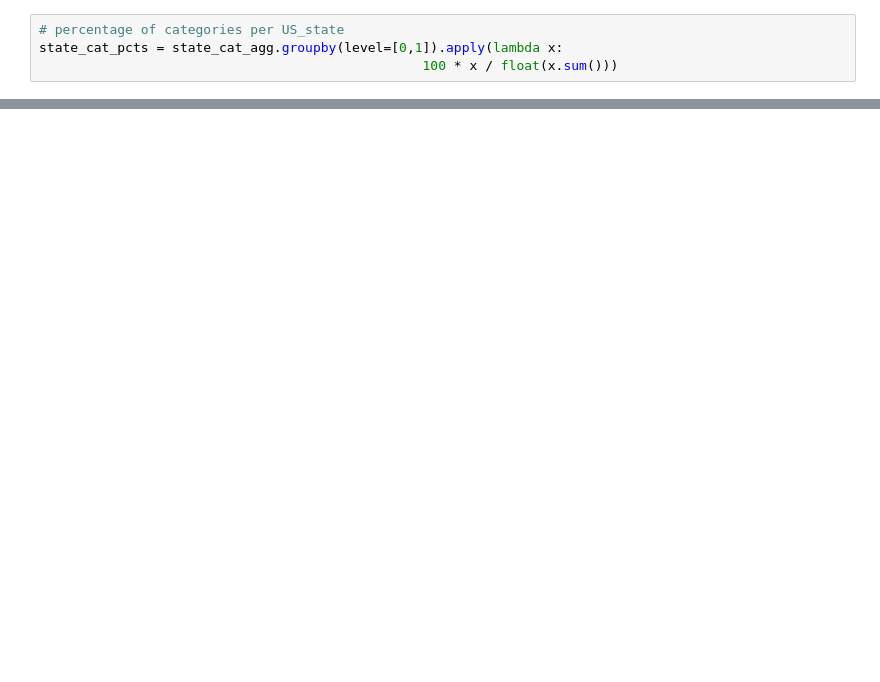
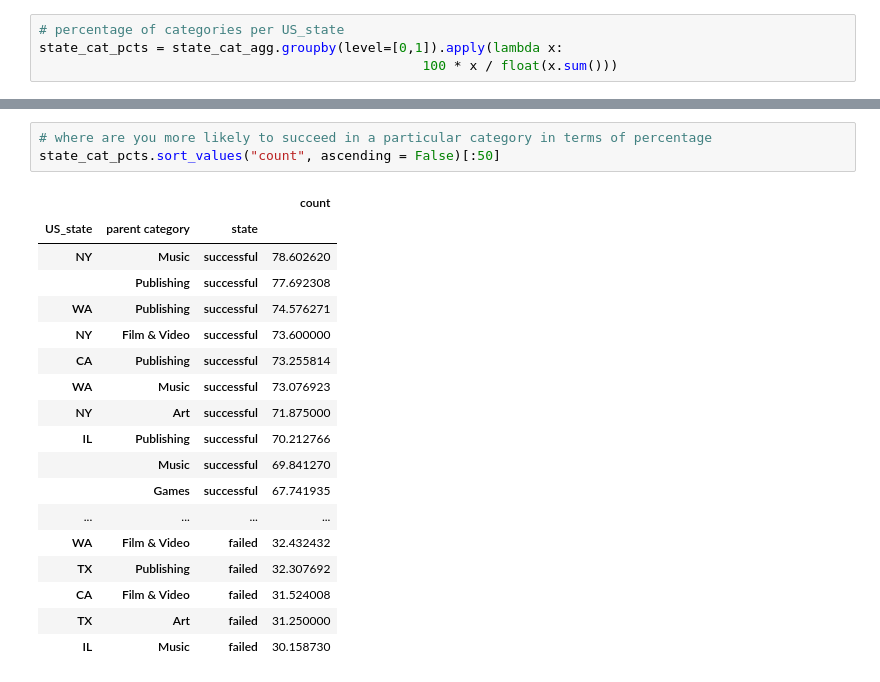
Before and after one commit to shwetasharmaeco/kickstarter_analysis, a Jupyter notebook: kickstarter_study.ipynb, the cells around one changed output, grey strips where cells are left out. Saved outputs shown, nothing was run; the diff lists cells and outputs as text; blank space fills up the shorter version.

```diff
--- a/kickstarter_study.ipynb
+++ b/kickstarter_study.ipynb
@@ -644,0 +591,22 @@ Name: count, Length: 86, dtype: float64
+# %%
+# where are you more likely to succeed in a particular category in terms of percentage
+state_cat_pcts.sort_values("count", ascending = False)[:50]
+# %% [output]
+|  |  |  | count |
+| US_state | parent category | state |  |
+| NY | Music | successful | 78.602620 |
+|  | Publishing | successful | 77.692308 |
+| WA | Publishing | successful | 74.576271 |
+| NY | Film & Video | successful | 73.600000 |
+| CA | Publishing | successful | 73.255814 |
+| WA | Music | successful | 73.076923 |
+| NY | Art | successful | 71.875000 |
+| IL | Publishing | successful | 70.212766 |
+|  | Music | successful | 69.841270 |
+|  | Games | successful | 67.741935 |
+| ... | ... | ... | ... |
+| WA | Film & Video | failed | 32.432432 |
+| TX | Publishing | failed | 32.307692 |
+| CA | Film & Video | failed | 31.524008 |
+| TX | Art | failed | 31.250000 |
+| IL | Music | failed | 30.158730 |
```
Also changed, not shown: parts of 6 cells of this notebook.
